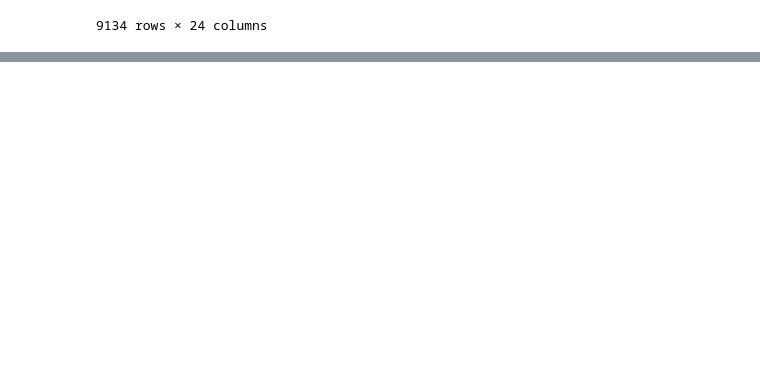
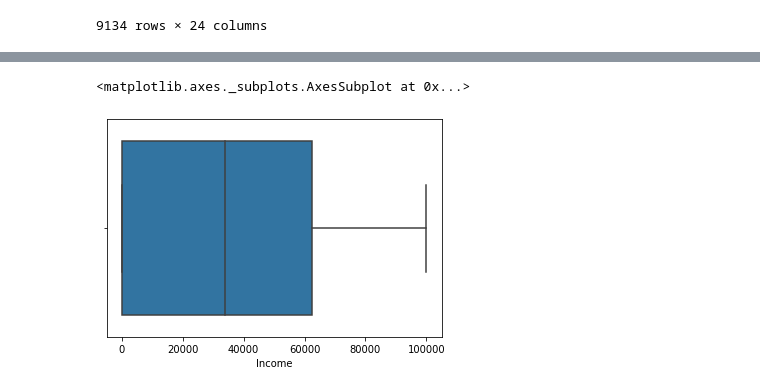
Before and after one commit to aman11verma/Open-IIT-DA, a Jupyter notebook: Pyder.ipynb, the cells around one changed output, grey strips where cells are left out. Drawn from its saved outputs; the diff is of its cells as text; code cells hidden in the pictures; blank space fills up the shorter version.

```diff
--- a/Pyder.ipynb
+++ b/Pyder.ipynb
@@ -140,6 +140,8 @@ ins.describe()
 | 50% | 5780.182197 | 0.000000 | 33889.500000 | 83.000000 | 14.000000 | ... |
 | 75% | 8962.167041 | 0.000000 | 62320.000000 | 109.000000 | 23.000000 | ... |
 | max | 83325.381190 | 1.000000 | 99981.000000 | 298.000000 | 35.000000 | ... |
-# %%
-#IF greater than equal to median than 1 otherwise 0
-ins['Months Since Policy Inception'] = np.where(ins['Months Since Policy Inception']>=48, 1, 0)
+# %%
+sns.boxplot(x=ins['Income'])
+# %% [output]
+<matplotlib.axes._subplots.AxesSubplot at 0x...>
+[figure, added]
```
Also changed, not shown: parts of 26 cells of this notebook.
